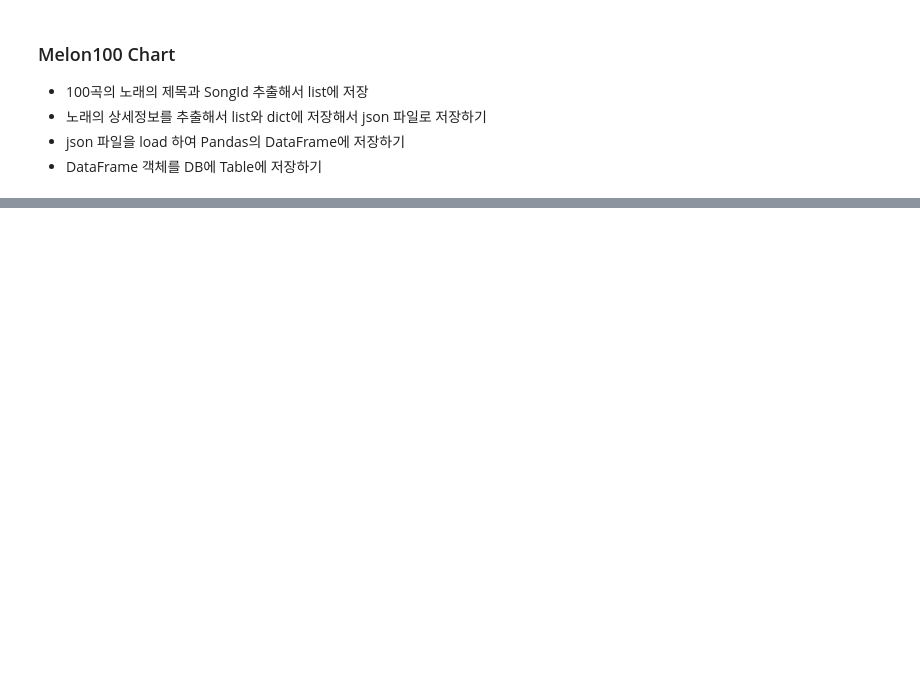
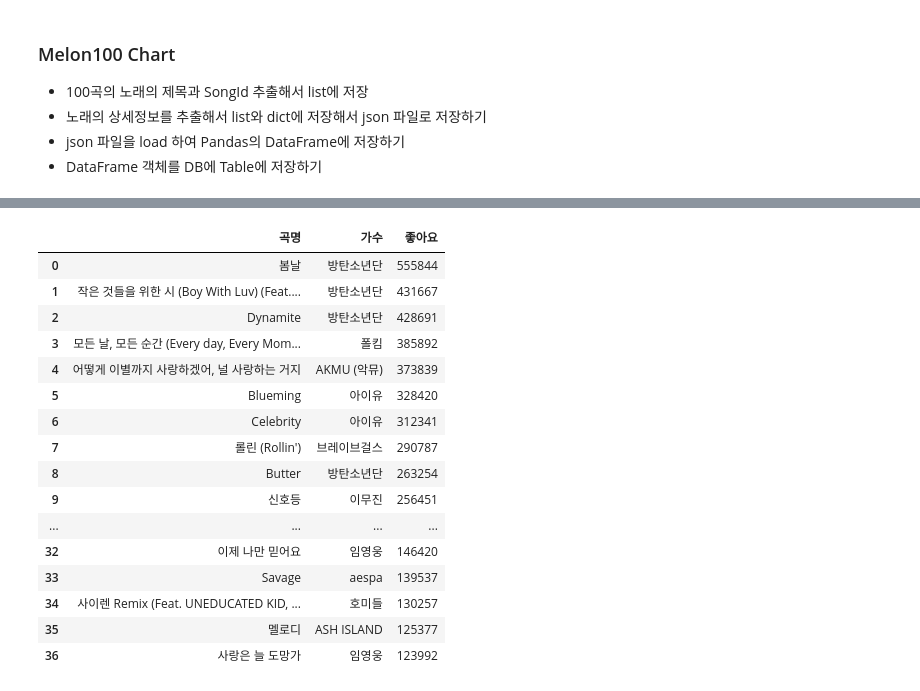
Before and after one commit to JongHwaShin/webscraping, a Jupyter notebook: 06melon100chart.ipynb, the cells around one changed output, grey strips where cells are left out. Cells and saved outputs as stored; diff of their text form; code cells hidden in the pictures; blank space fills up the shorter version.

```diff
--- a/06melon100chart.ipynb
+++ b/06melon100chart.ipynb
@@ -114,0 +417,21 @@ for idx,song in enumerate(song_info_list[:1],1):
+# %%
+like = song_df.loc[song_df['좋아요'] >= song_df['좋아요'].mean(),['곡명','가수','좋아요']]
+like.sort_values(by = '좋아요',ascending=False).reset_index(drop=True)
+# %% [output]
+|  | 곡명 | 가수 | 좋아요 |
+| 0 | 봄날 | 방탄소년단 | 555844 |
+| 1 | 작은 것들을 위한 시 (Boy With Luv) (Feat.... | 방탄소년단 | 431667 |
+| 2 | Dynamite | 방탄소년단 | 428691 |
+| 3 | 모든 날, 모든 순간 (Every day, Every Mom... | 폴킴 | 385892 |
+| 4 | 어떻게 이별까지 사랑하겠어, 널 사랑하는 거지 | AKMU (악뮤) | 373839 |
+| 5 | Blueming | 아이유 | 328420 |
+| 6 | Celebrity | 아이유 | 312341 |
+| 7 | 롤린 (Rollin') | 브레이브걸스 | 290787 |
+| 8 | Butter | 방탄소년단 | 263254 |
+| 9 | 신호등 | 이무진 | 256451 |
+| ... | ... | ... | ... |
+| 32 | 이제 나만 믿어요 | 임영웅 | 146420 |
+| 33 | Savage | aespa | 139537 |
+| 34 | 사이렌 Remix (Feat. UNEDUCATED KID, ... | 호미들 | 130257 |
+| 35 | 멜로디 | ASH ISLAND | 125377 |
+| 36 | 사랑은 늘 도망가 | 임영웅 | 123992 |
```
Also changed, not shown: parts of 25 cells of this notebook.
